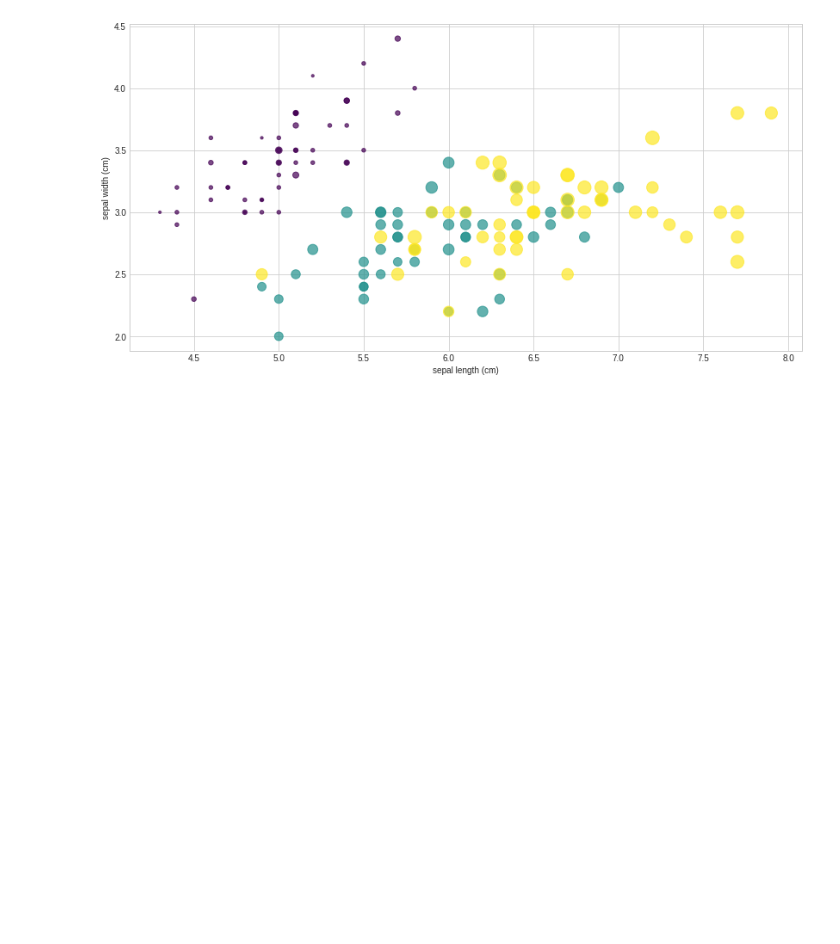
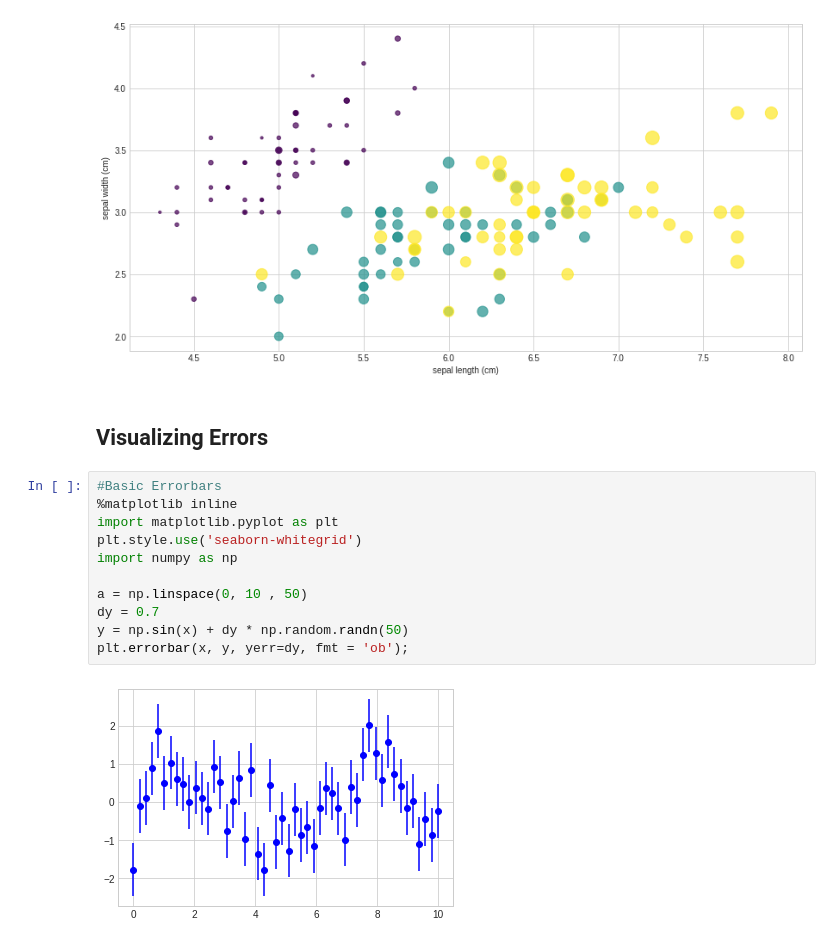
Before and after one commit to KazumaShachou/DataScience, a Jupyter notebook: Matplotlib__1.ipynb, the cells around one changed output. Saved outputs shown, nothing was run; the diff lists cells and outputs as text; blank space fills up the shorter version.

```diff
--- a/Matplotlib__1.ipynb
+++ b/Matplotlib__1.ipynb
@@ -221,3 +220,18 @@ plt.xlabel(iris.feature_names[0])
 plt.ylabel(iris.feature_names[1]);
 # %% [output]
 [figure]
+# %% [markdown]
+## Visualizing Errors
+# %%
+#Basic Errorbars
+%matplotlib inline
+import matplotlib.pyplot as plt
+plt.style.use('seaborn-whitegrid')
+import numpy as np
+
+a = np.linspace(0, 10 , 50)
+dy = 0.7
+y = np.sin(x) + dy * np.random.randn(50)
+plt.errorbar(x, y, yerr=dy, fmt = 'ob');
+# %% [output]
+[figure, added]
```
Also changed, not shown: parts of 17 cells of this notebook.
